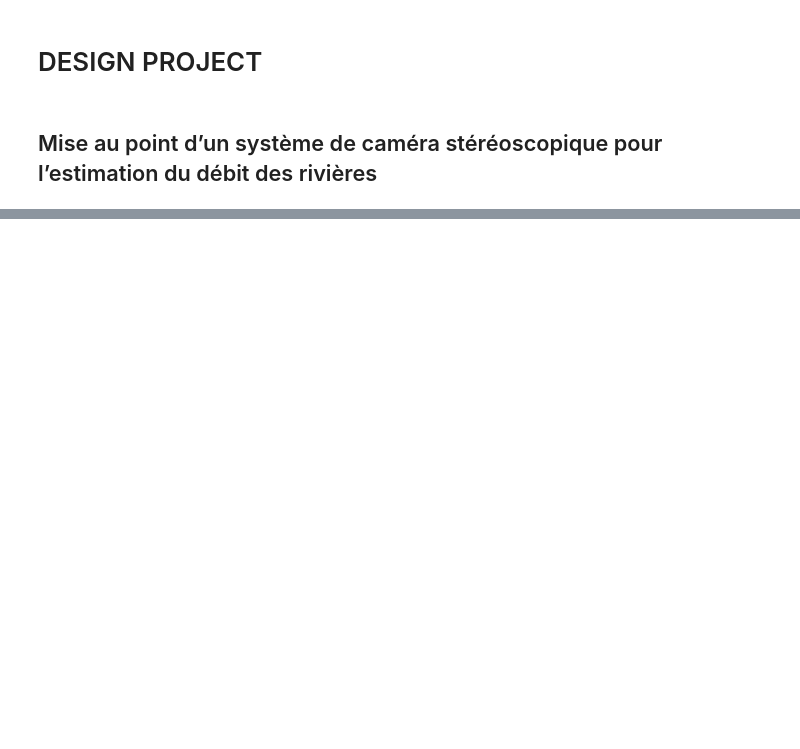
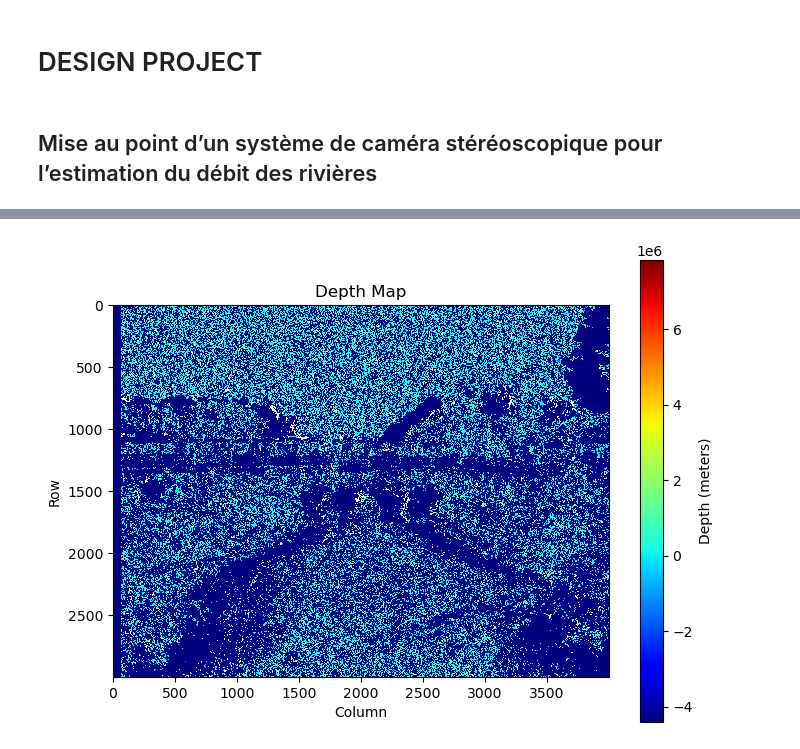
Before and after one commit to rosa-github/Design-Project, a Jupyter notebook: Code_design.ipynb, the cells around one changed output, grey strips where cells are left out. Drawn from its saved outputs; the diff is of its cells as text; code cells hidden in the pictures; blank space fills up the shorter version.

```diff
--- a/Code_design.ipynb
+++ b/Code_design.ipynb
@@ -32,0 +25,10 @@ error: OpenCV(4.9.0) /Users/xperience/GHA-OpenCV-Python2/_work/opencv-python/ope
+# %%
+# Get the camera Parameters. normally only has to be done once
+# We should save the parameters so we don't have to do this step every time...
+mtx, newcameramtx, dist, w, h, objpoints, rvecs, tvecs, imgpoints = camera_matrix()
+
+print("Camera Matrix:\n", mtx)
+print("New Camera Matrix:\n", newcameramtx)
+print("Distortion:\n", dist)
+print("w:", w)
+print("h:", h)
@@ -44,0 +213,18 @@ cv2.destroyAllWindows()
+# %%
+# Compute baseline distance (assuming known baseline distance)
+baseline = 5  #  actual baseline distance in meters
+
+# Compute focal length
+focal_length = mtx[0, 0]  # Focal length is the first element of the first row of the camera matrix
+
+
+print("Baseline Distance:", baseline)
+print("Focal Length (pixels):", focal_length)
+
+# Calculate depth from disparity
+depth = baseline * focal_length / disp
+
+# Display the depth map
+cv2.imshow("depth map", depth)
+cv2.waitKey(0)
+cv2.destroyAllWindows()
@@ -44,0 +250,11 @@ cv2.destroyAllWindows()
+# %%
+# Plot the depth map
+plt.figure(figsize=(8, 6))
+plt.imshow(depth, cmap='jet', interpolation='nearest')
+plt.colorbar(label='Depth (meters)')
+plt.title('Depth Map')
+plt.xlabel('Column')
+plt.ylabel('Row')
+plt.show()
+# %% [output]
+[figure, added]
```
Also changed, not shown: parts of 14 cells of this notebook, 3 other files.
